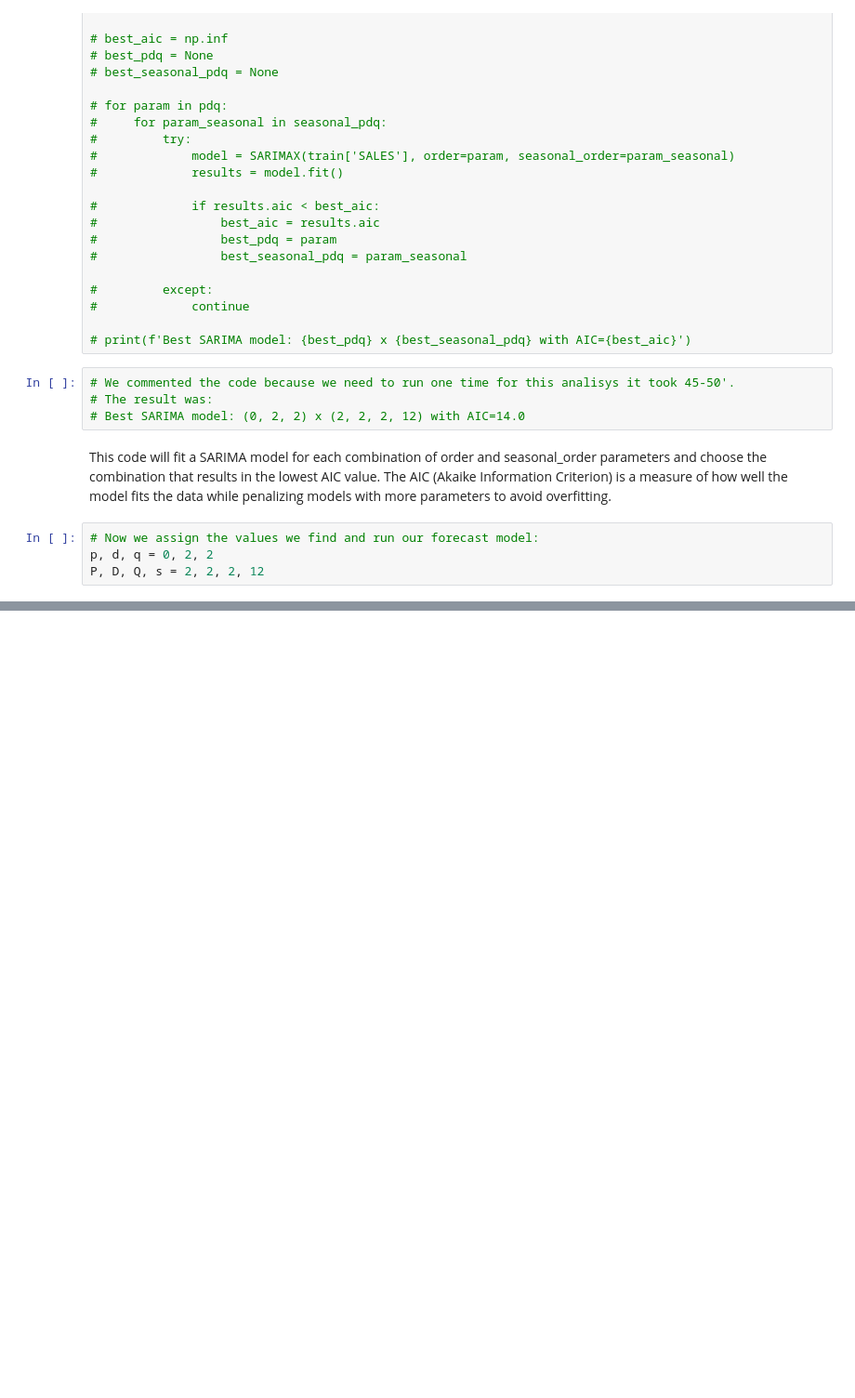
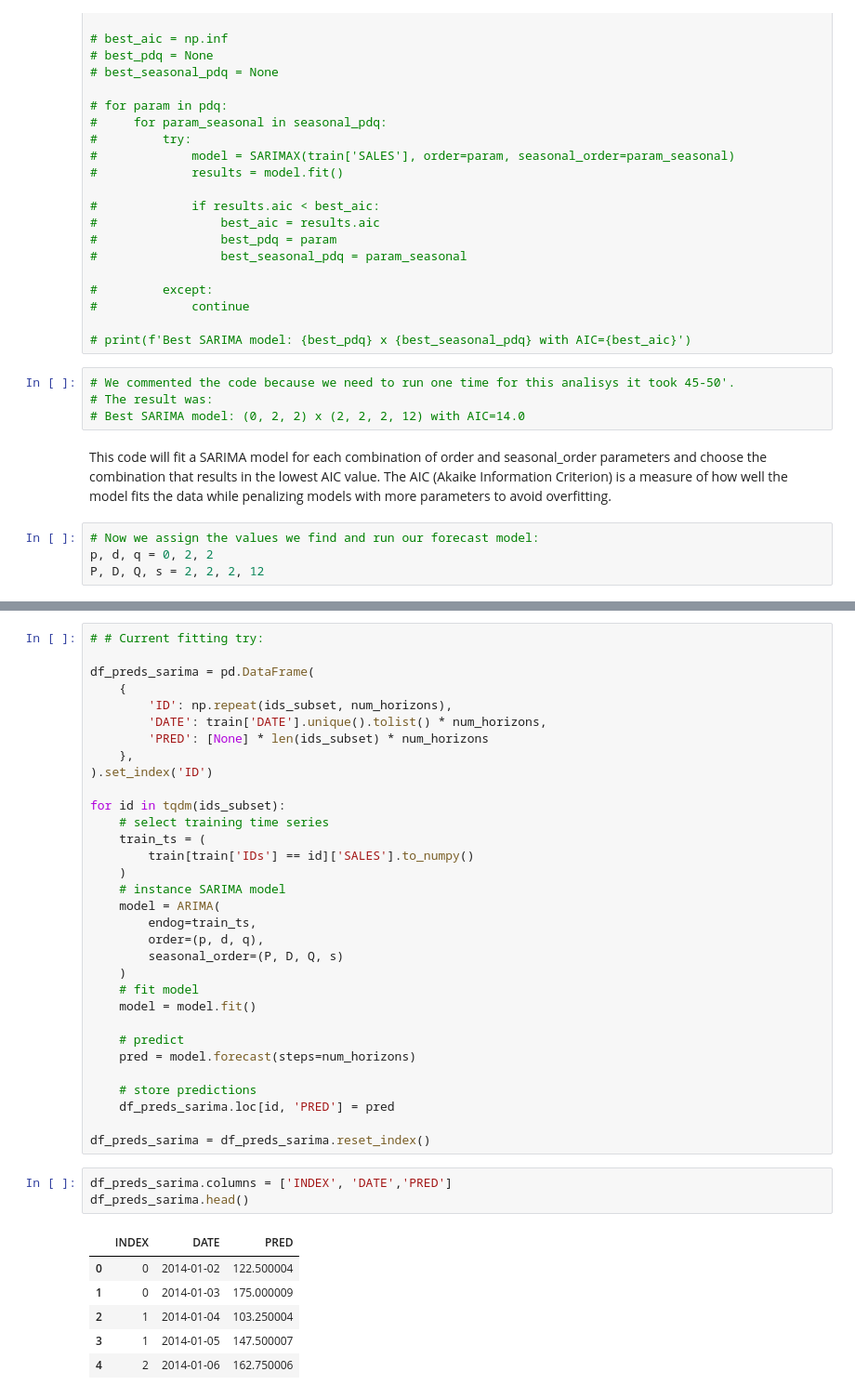
Before and after one commit to andresbarcia/DataAnalisys, a Jupyter notebook: Retail_Sales_Forecasting.ipynb, the cells around one changed output, grey strips where cells are left out. Shown: that part at 93% size. Drawn from its saved outputs; the diff is of its cells as text; blank space fills up the shorter version.

```diff
--- a/Retail_Sales_Forecasting.ipynb
+++ b/Retail_Sales_Forecasting.ipynb
@@ -326,0 +291,42 @@ P, D, Q, s = 2, 2, 2, 12
+# %%
+# # Current fitting try:
+
+df_preds_sarima = pd.DataFrame(
+    {
+        'ID': np.repeat(ids_subset, num_horizons),
+        'DATE': train['DATE'].unique().tolist() * num_horizons,
+        'PRED': [None] * len(ids_subset) * num_horizons
+    },
+).set_index('ID')
+
+for id in tqdm(ids_subset):
+    # select training time series
+    train_ts = (
+        train[train['IDs'] == id]['SALES'].to_numpy()
+    )
+    # instance SARIMA model
+    model = ARIMA(
+        endog=train_ts,
+        order=(p, d, q),
+        seasonal_order=(P, D, Q, s)
+    )
+    # fit model
+    model = model.fit()
+
+    # predict
+    pred = model.forecast(steps=num_horizons)
+
+    # store predictions
+    df_preds_sarima.loc[id, 'PRED'] = pred
+
+df_preds_sarima = df_preds_sarima.reset_index()
+# %%
+df_preds_sarima.columns = ['INDEX', 'DATE','PRED']
+df_preds_sarima.head()
+# %% [output]
+|  | INDEX | DATE | PRED |
+| 0 | 0 | 2014-01-02 | 122.500004 |
+| 1 | 0 | 2014-01-03 | 175.000009 |
+| 2 | 1 | 2014-01-04 | 103.250004 |
+| 3 | 1 | 2014-01-05 | 147.500007 |
+| 4 | 2 | 2014-01-06 | 162.750006 |
```
Also changed, not shown: parts of 12 cells of this notebook.
